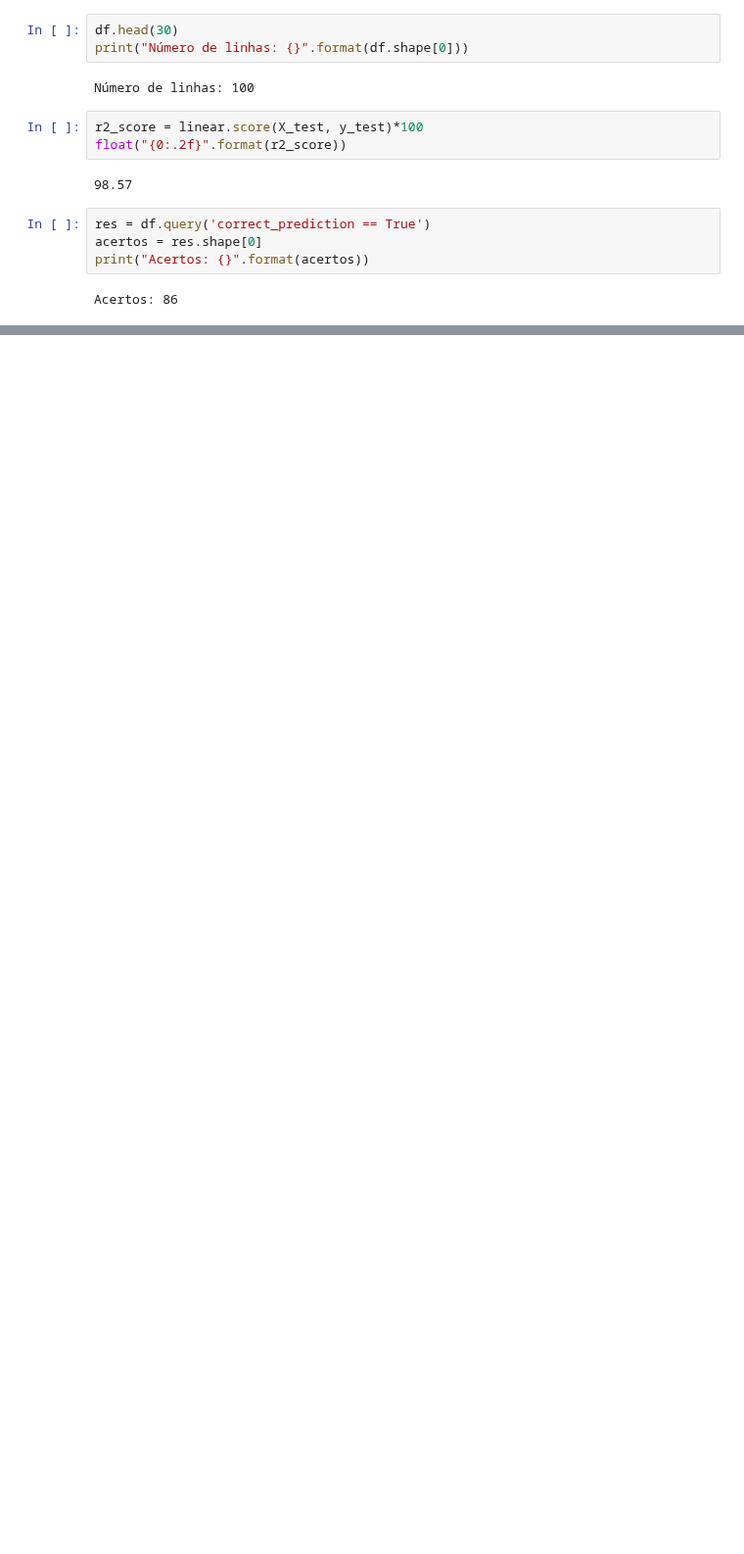
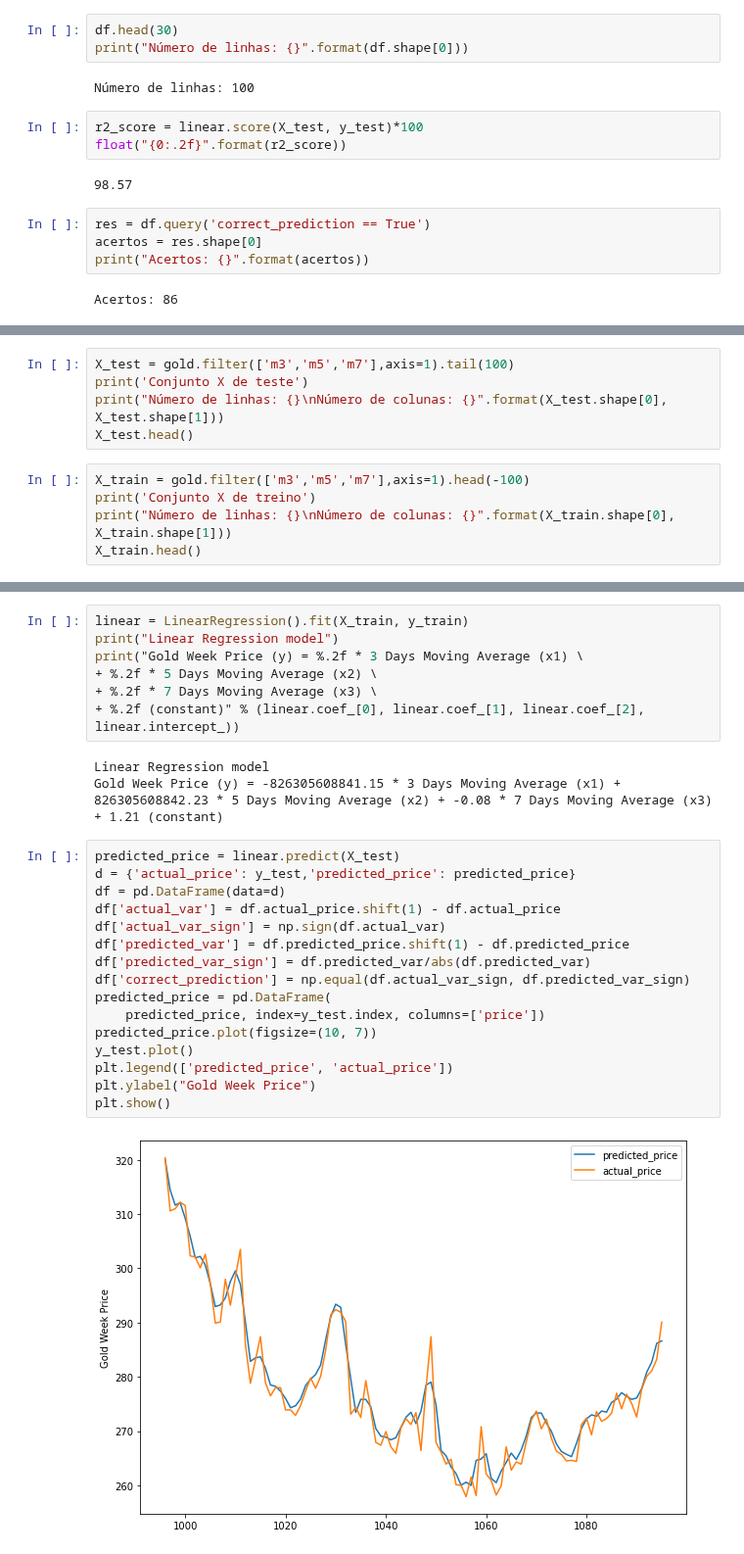
Before and after one commit to andisantos/MO431-432, a Jupyter notebook: MO432/T3/gil.ipynb, the cells around one changed output, grey strips where cells are left out. Shown at 98% size. Saved outputs shown, nothing was run; the diff lists cells and outputs as text; blank space fills up the shorter version.

```diff
--- a/MO432/T3/gil.ipynb
+++ b/MO432/T3/gil.ipynb
@@ -223,0 +362,10 @@ Acertos: 86
+# %%
+X_test = gold.filter(['m3','m5','m7'],axis=1).tail(100)
+print('Conjunto X de teste')
+print("Número de linhas: {}\nNúmero de colunas: {}".format(X_test.shape[0], X_test.shape[1]))
+X_test.head()
+# %%
+X_train = gold.filter(['m3','m5','m7'],axis=1).head(-100)
+print('Conjunto X de treino')
+print("Número de linhas: {}\nNúmero de colunas: {}".format(X_train.shape[0], X_train.shape[1]))
+X_train.head()
@@ -223,0 +385,28 @@ Acertos: 86
+# %%
+linear = LinearRegression().fit(X_train, y_train)
+print("Linear Regression model")
+print("Gold Week Price (y) = %.2f * 3 Days Moving Average (x1) \
++ %.2f * 5 Days Moving Average (x2) \
++ %.2f * 7 Days Moving Average (x3) \
++ %.2f (constant)" % (linear.coef_[0], linear.coef_[1], linear.coef_[2], linear.intercept_))
+# %% [output]
+Linear Regression model
+Gold Week Price (y) = -826305608841.15 * 3 Days Moving Average (x1) + 826305608842.23 * 5 Days Moving Average (x2) + -0.08 * 7 Days Moving Average (x3) + 1.21 (constant)
+# %%
+predicted_price = linear.predict(X_test)
+d = {'actual_price': y_test,'predicted_price': predicted_price}
+df = pd.DataFrame(data=d)
+df['actual_var'] = df.actual_price.shift(1) - df.actual_price
+df['actual_var_sign'] = np.sign(df.actual_var)
+df['predicted_var'] = df.predicted_price.shift(1) - df.predicted_price
+df['predicted_var_sign'] = df.predicted_var/abs(df.predicted_var)
+df['correct_prediction'] = np.equal(df.actual_var_sign, df.predicted_var_sign)
+predicted_price = pd.DataFrame(
+    predicted_price, index=y_test.index, columns=['price'])
+predicted_price.plot(figsize=(10, 7))
+y_test.plot()
+plt.legend(['predicted_price', 'actual_price'])
+plt.ylabel("Gold Week Price")
+plt.show()
+# %% [output]
+[figure, added]
```
Also changed, not shown: parts of 29 cells of this notebook.
